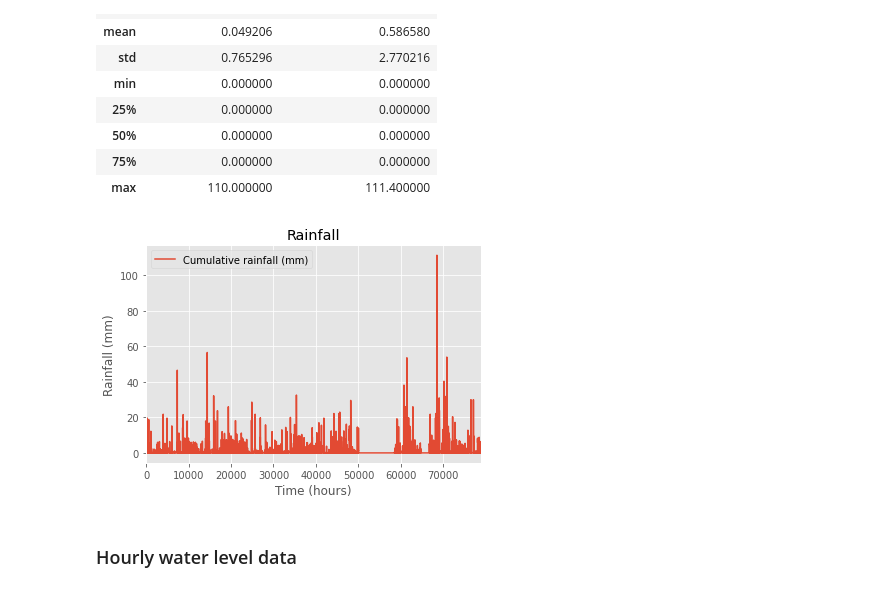
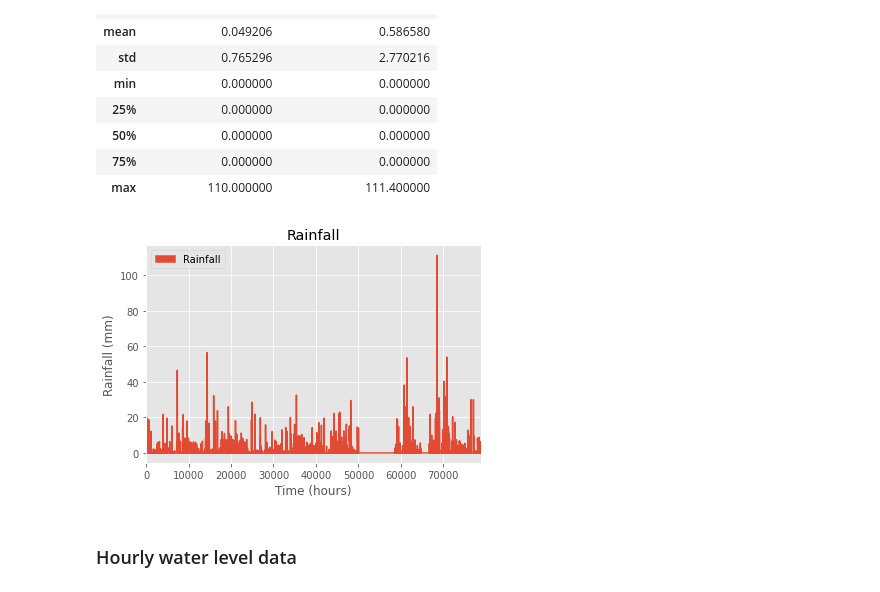
Before and after one commit to ricsamikwa/Flood_Prediction-IoT-Edge-AI, a Jupyter notebook: flood_prediction-LSTM/Multivariate_lstm_ahead_of_time_flood_prediction.ipynb, the cells around one changed output. Saved outputs shown, nothing was run; the diff lists cells and outputs as text; code cells hidden in the pictures.

```diff
--- a/flood_prediction-LSTM/Multivariate_lstm_ahead_of_time_flood_prediction.ipynb
+++ b/flood_prediction-LSTM/Multivariate_lstm_ahead_of_time_flood_prediction.ipynb
@@ -39,3 +40,6 @@ df_rain = pandas.read_csv("/content/hourly_rainfall_train.csv")
+# %%
+#get hourly rainfall data
+df_rain = pandas.read_csv("https://raw.githubusercontent.com/ricsamikwa/short-term-flood-water-level-prediction/master/dataset/hourly_rainfall_train.csv")
 # %%
 #display first 5
 df_rain.head()
@@ -67,11 +71,13 @@ df_rain.describe()
 # %%
 df_rain.plot( y='Cumulative rainfall (mm)')
 
 plt.title('Rainfall')
 plt.xlabel('Time (hours)')
 plt.ylabel('Rainfall (mm)')
+rainfall = mpatches.Patch(color='C0', label='Rainfall')
+plt.legend(handles=[rainfall])
 plt.show()
 # %% [output]
-[figure, old version]
+[figure, new version]
 # %% [markdown]
 ### Hourly water level data
```
Also changed, not shown: parts of 35 cells of this notebook, 1 other file.
